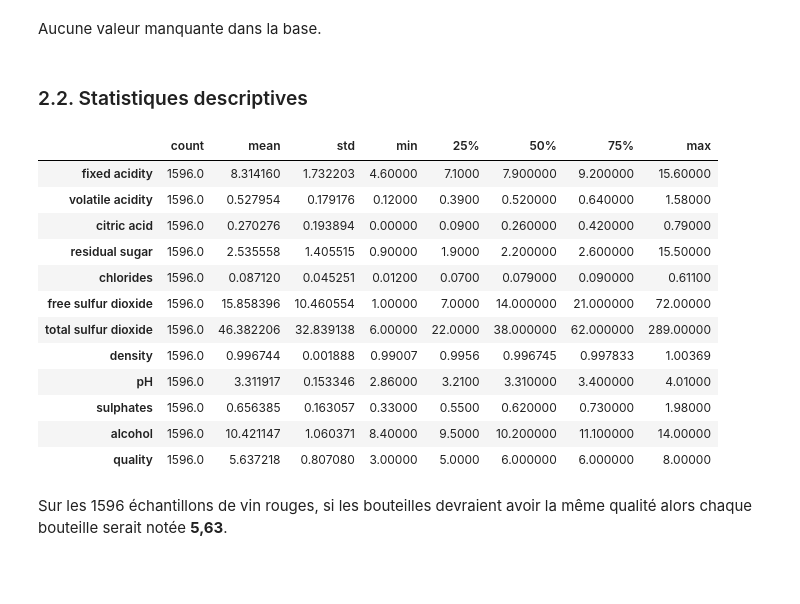
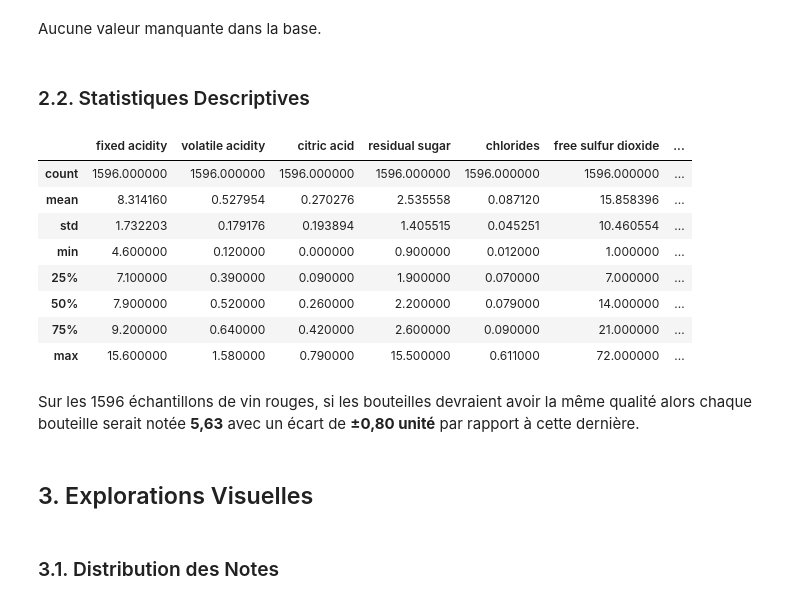
Before and after one commit to touss643/60-Jours-de-RL, a Jupyter notebook: src/Jour_45.ipynb, the cells around one changed output. Cells and saved outputs as stored; diff of their text form; code cells hidden in the pictures; blank space fills up the shorter version.

```diff
--- a/src/Jour_45.ipynb
+++ b/src/Jour_45.ipynb
@@ -67,22 +68,22 @@ dtype: int64
 # %% [markdown]
 Aucune valeur manquante dans la base.
 # %% [markdown]
-### 2.2. Statistiques descriptives
+### 2.2. Statistiques Descriptives
 # %%
-data.describe().transpose()
+display(data.describe().style.background_gradient(cmap='Blues'))
 # %% [output]
-|  | count | mean | std | min | 25% | 50% | 75% | max |
-| fixed acidity | 1596.0 | 8.314160 | 1.732203 | 4.60000 | 7.1000 | 7.900000 | 9.200000 | 15.60000 |
-| volatile acidity | 1596.0 | 0.527954 | 0.179176 | 0.12000 | 0.3900 | 0.520000 | 0.640000 | 1.58000 |
-| citric acid | 1596.0 | 0.270276 | 0.193894 | 0.00000 | 0.0900 | 0.260000 | 0.420000 | 0.79000 |
-| residual sugar | 1596.0 | 2.535558 | 1.405515 | 0.90000 | 1.9000 | 2.200000 | 2.600000 | 15.50000 |
-| chlorides | 1596.0 | 0.087120 | 0.045251 | 0.01200 | 0.0700 | 0.079000 | 0.090000 | 0.61100 |
-| free sulfur dioxide | 1596.0 | 15.858396 | 10.460554 | 1.00000 | 7.0000 | 14.000000 | 21.000000 | 72.00000 |
-| total sulfur dioxide | 1596.0 | 46.382206 | 32.839138 | 6.00000 | 22.0000 | 38.000000 | 62.000000 | 289.00000 |
-| density | 1596.0 | 0.996744 | 0.001888 | 0.99007 | 0.9956 | 0.996745 | 0.997833 | 1.00369 |
-| pH | 1596.0 | 3.311917 | 0.153346 | 2.86000 | 3.2100 | 3.310000 | 3.400000 | 4.01000 |
-| sulphates | 1596.0 | 0.656385 | 0.163057 | 0.33000 | 0.5500 | 0.620000 | 0.730000 | 1.98000 |
-| alcohol | 1596.0 | 10.421147 | 1.060371 | 8.40000 | 9.5000 | 10.200000 | 11.100000 | 14.00000 |
-| quality | 1596.0 | 5.637218 | 0.807080 | 3.00000 | 5.0000 | 6.000000 | 6.000000 | 8.00000 |
+|  | fixed acidity | volatile acidity | citric acid | residual sugar | chlorides | free sulfur dioxide | ... |
+| count | 1596.000000 | 1596.000000 | 1596.000000 | 1596.000000 | 1596.000000 | 1596.000000 | ... |
+| mean | 8.314160 | 0.527954 | 0.270276 | 2.535558 | 0.087120 | 15.858396 | ... |
+| std | 1.732203 | 0.179176 | 0.193894 | 1.405515 | 0.045251 | 10.460554 | ... |
+| min | 4.600000 | 0.120000 | 0.000000 | 0.900000 | 0.012000 | 1.000000 | ... |
+| 25% | 7.100000 | 0.390000 | 0.090000 | 1.900000 | 0.070000 | 7.000000 | ... |
+| 50% | 7.900000 | 0.520000 | 0.260000 | 2.200000 | 0.079000 | 14.000000 | ... |
+| 75% | 9.200000 | 0.640000 | 0.420000 | 2.600000 | 0.090000 | 21.000000 | ... |
+| max | 15.600000 | 1.580000 | 0.790000 | 15.500000 | 0.611000 | 72.000000 | ... |
 # %% [markdown]
-Sur les 1596 échantillons de vin rouges, si les bouteilles devraient avoir la même qualité alors chaque bouteille serait notée **5,63**.
+Sur les 1596 échantillons de vin rouges, si les bouteilles devraient avoir la même qualité alors chaque bouteille serait notée **5,63** avec un écart de **±0,80 unité** par rapport à cette dernière.
+# %% [markdown]
+## 3. Explorations Visuelles
+# %% [markdown]
+### 3.1. Distribution des Notes
```
Also changed, not shown: parts of 17 cells of this notebook.
